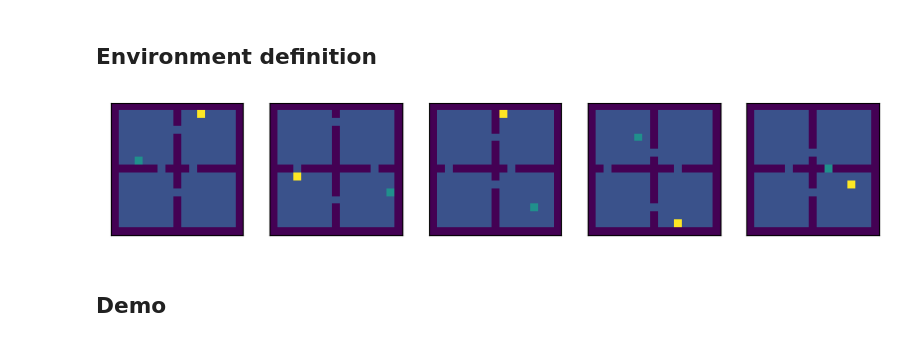
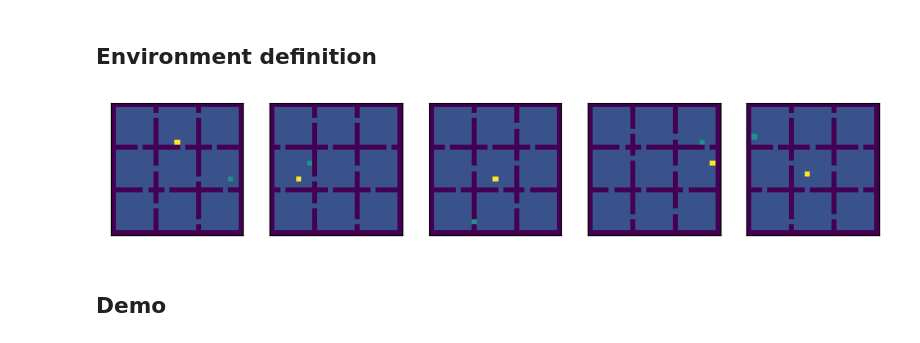
Before and after one commit to AlbertoSinigaglia/snake-reinforcement-learning, a Jupyter notebook: double_q_learning_learns_walls/main.ipynb, the cells around one changed output. Saved outputs shown, nothing was run; the diff lists cells and outputs as text; code cells hidden in the pictures.

```diff
--- a/double_q_learning_learns_walls/main.ipynb
+++ b/double_q_learning_learns_walls/main.ipynb
@@ -20,25 +20,25 @@ LOAD_FROM_MEMORY = False
 # %%
 %matplotlib inline
 def get_env(n=1000):
-    return Walls17x17SnakeEnvironment(n)
+    return Walls25x25SnakeEnvironment(n)
 env_ = get_env()
 GAMMA = .9
-ITERATIONS = 10000
+ITERATIONS = 100000
 EPSILON = 0.1
 LAMBDA_VALUE = 0.
 LAMBDA_AGENT = 0.
 RESET_EVERY_N = 100
 # 10 random iterations, 100 elements from each of them
 replay_memory = ReplayMemoryFast(1000, 10, 100)
 #  ALPHA = 0.1
 
 fig,axs=plt.subplots(1,min(len(env_.boards), 5), figsize=(10,3))
 for ax, board in zip(axs, env_.boards):
     ax.get_yaxis().set_visible(False)
     ax.get_xaxis().set_visible(False)
     ax.imshow(board, origin="lower")
 # %% [output]
-[figure, old version]
+[figure, new version]
 # %% [markdown]
 ## Demo
 # %%
```
Also changed, not shown: parts of 2 cells of this notebook, 8 other files.
